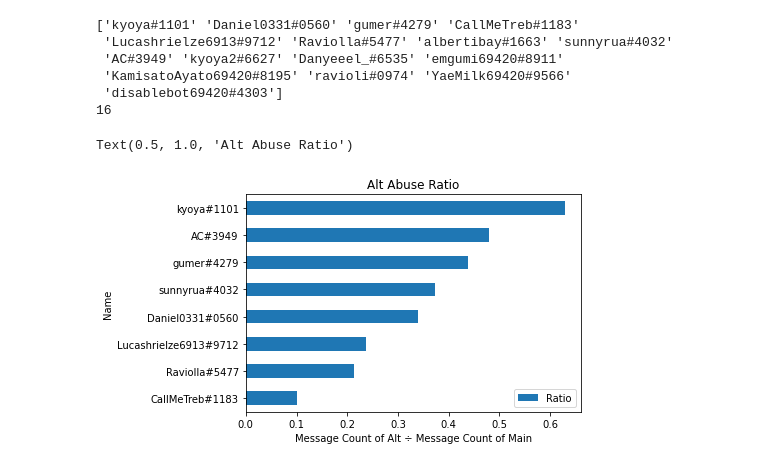
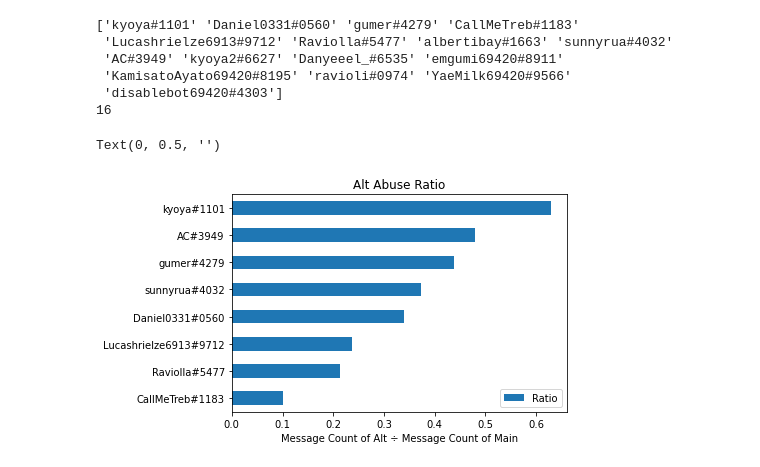
Before and after one commit to jerichosy/Exploratory-Data-Analysis_Experiments, a Jupyter notebook: Mudae server stats EDA.ipynb, the cells around one changed output. Saved outputs shown, nothing was run; the diff lists cells and outputs as text; code cells hidden in the pictures.

```diff
--- a/Mudae server stats EDA.ipynb
+++ b/Mudae server stats EDA.ipynb
@@ -271,7 +271,8 @@ df_alt_abuser_ratio = pd.DataFrame(data, columns=['Name', 'Ratio'])
 # %%
 plot = df_alt_abuser_ratio.sort_values(by='Ratio', ascending=True).plot(x='Name', kind="barh")
 plot.set_xlabel("Message Count of Alt ÷ Message Count of Main")
 plot.set_title("Alt Abuse Ratio")
+plot.set_ylabel("")
 # %% [output]
-Text(0.5, 1.0, 'Alt Abuse Ratio')
+Text(0, 0.5, '')
-[figure, old version]
+[figure, new version]
```
